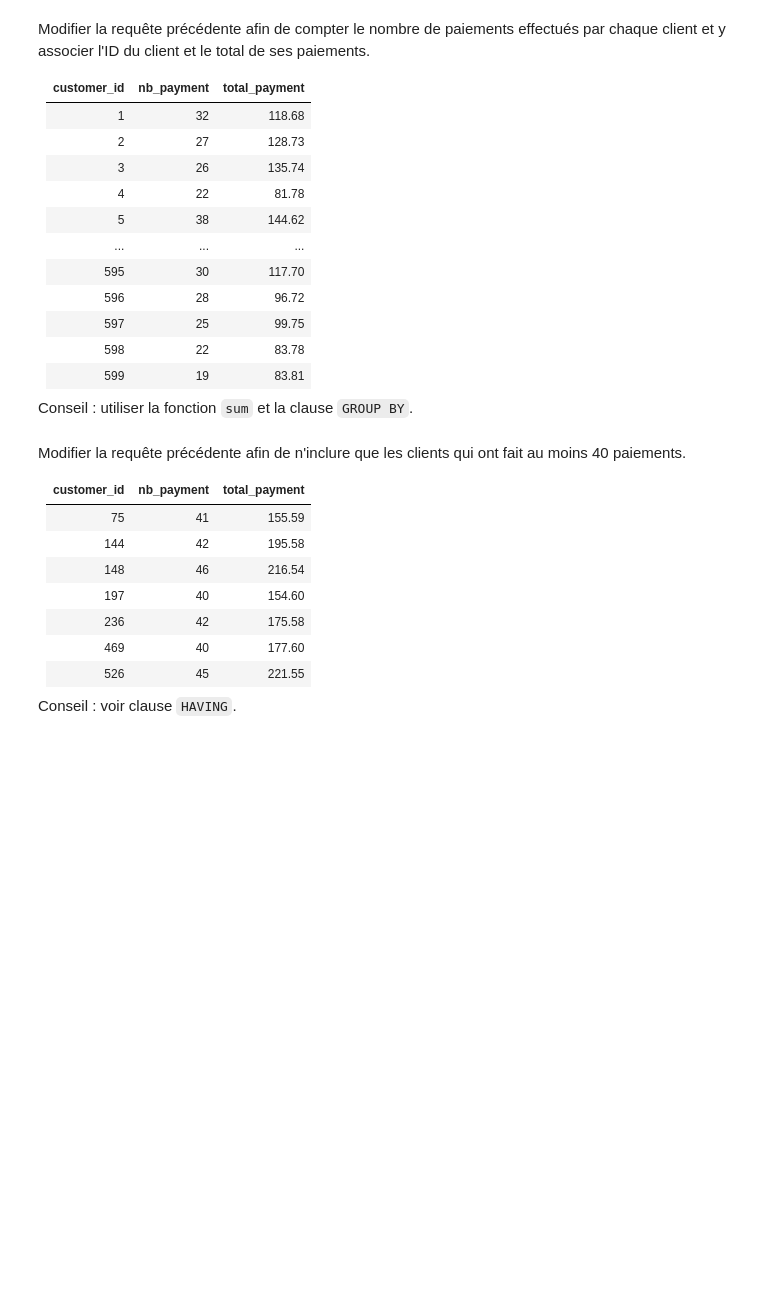
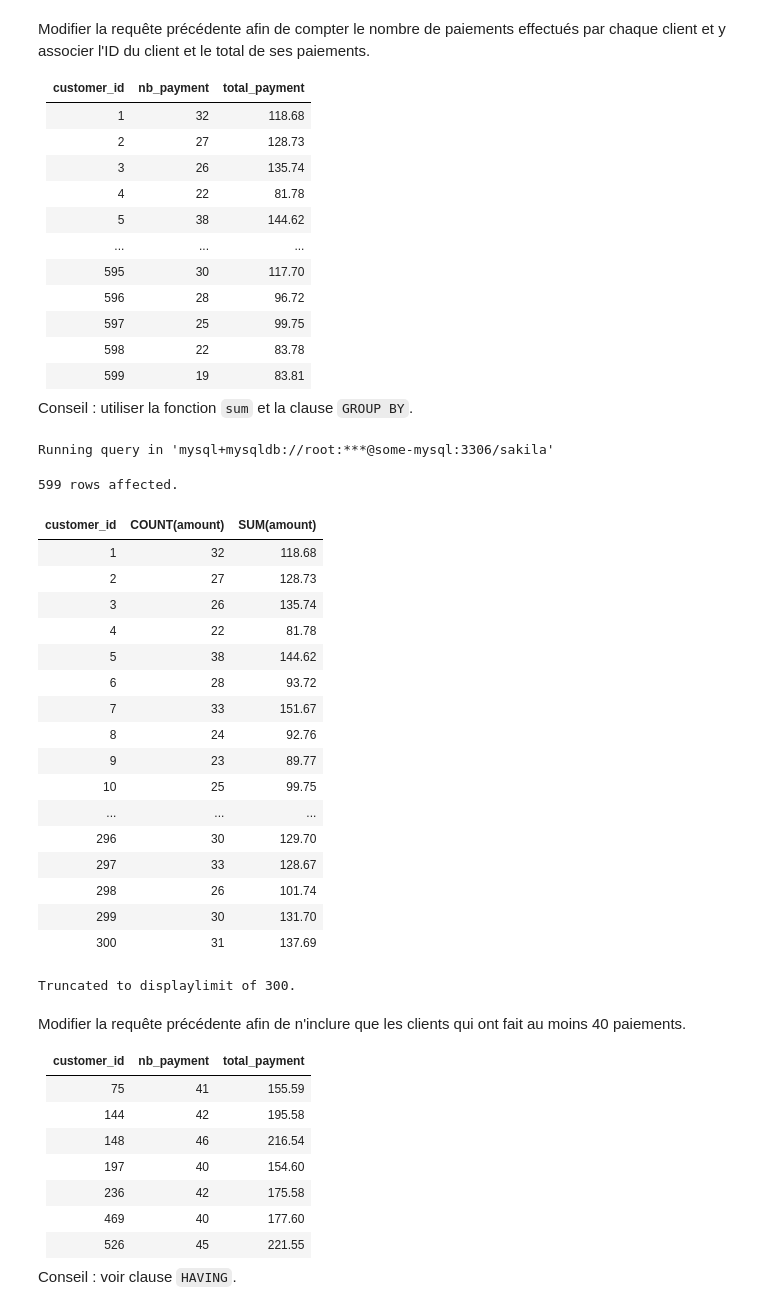
Before and after one commit to antoinech-courses/BigData-TP, a Jupyter notebook: tp1-2-3/tp1-2/tp2.ipynb, the cells around one changed output. Saved outputs shown, nothing was run; the diff lists cells and outputs as text; code cells hidden in the pictures; blank space fills up the shorter version.

```diff
--- a/tp1-2-3/tp1-2/tp2.ipynb
+++ b/tp1-2-3/tp1-2/tp2.ipynb
@@ -135,6 +332,30 @@ Modifier la requête précédente afin de compter le nombre de paiements effectu
 | 599         | 19         | 83.81         |
 
 Conseil : utiliser la fonction `sum` et la clause `GROUP BY`.
+# %%
+%%sql
+SELECT customer_id, COUNT(amount), SUM(amount) FROM payment GROUP BY customer_id
+# %% [output]
+Running query in 'mysql+mysqldb://root:***@some-mysql:3306/sakila'
+599 rows affected.
+| customer_id | COUNT(amount) | SUM(amount) |
+| 1 | 32 | 118.68 |
+| 2 | 27 | 128.73 |
+| 3 | 26 | 135.74 |
+| 4 | 22 | 81.78 |
+| 5 | 38 | 144.62 |
+| 6 | 28 | 93.72 |
+| 7 | 33 | 151.67 |
+| 8 | 24 | 92.76 |
+| 9 | 23 | 89.77 |
+| 10 | 25 | 99.75 |
+| ... | ... | ... |
+| 296 | 30 | 129.70 |
+| 297 | 33 | 128.67 |
+| 298 | 26 | 101.74 |
+| 299 | 30 | 131.70 |
+| 300 | 31 | 137.69 |
+Truncated to displaylimit of 300.
 # %% [markdown]
 Modifier la requête précédente afin de n'inclure que les clients qui ont fait au moins 40 paiements.
 
```
Also changed, not shown: parts of 22 cells of this notebook, 1 other file.
